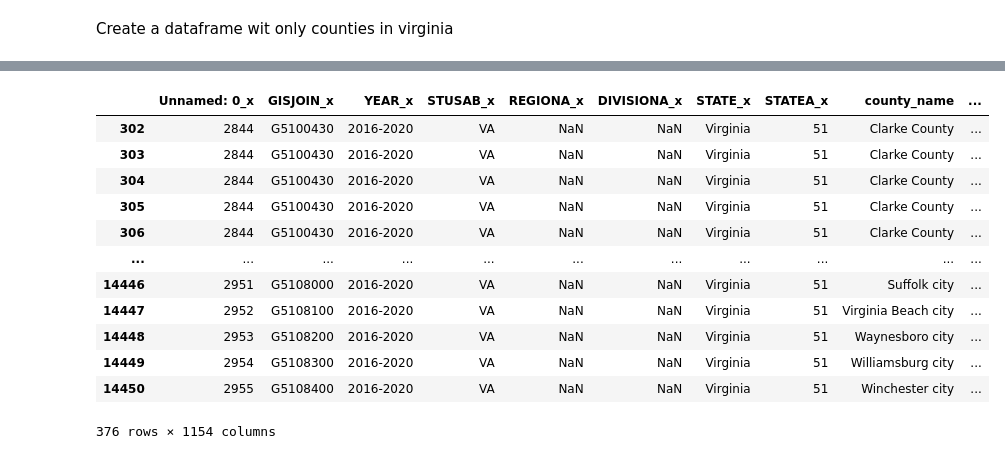
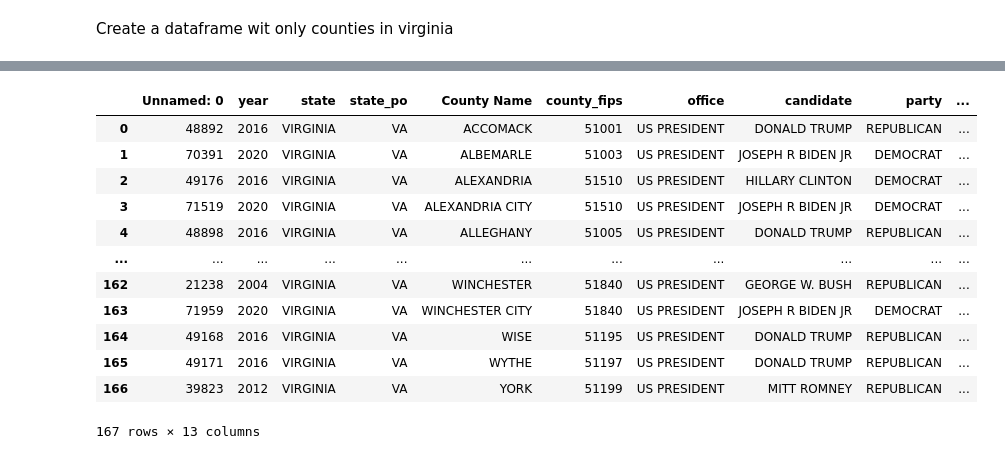
Before and after one commit to isabellamwright/project_voting, a Jupyter notebook: CountyVA.ipynb, the cells around one changed output, grey strips where cells are left out. Cells and saved outputs as stored; diff of their text form; code cells hidden in the pictures.

```diff
--- a/CountyVA.ipynb
+++ b/CountyVA.ipynb
@@ -50,0 +130,2 @@ rslt_df = df3[df3['STATE_x'] == 'Virginia']
+# %%
+votes = df4
@@ -50,0 +150,3 @@ rslt_df = df3[df3['STATE_x'] == 'Virginia']
+# %%
+votes = votes.sort_values('candidatevotes', ascending=False).drop_duplicates(['county_name']).sort_values('county_name')
+votes.reset_index(drop=True, inplace=True)
@@ -51,16 +169,16 @@ rslt_df = df3[df3['STATE_x'] == 'Virginia']
 # %%
-rslt_df.rename(columns={"COUNTY": "county_name"})
+votes.rename(columns={"county_name": "County Name"})
 # %% [output]
-|  | Unnamed: 0_x | GISJOIN_x | YEAR_x | STUSAB_x | REGIONA_x | DIVISIONA_x | STATE_x | STATEA_x | county_name | ... |
-| 302 | 2844 | G5100430 | 2016-2020 | VA | NaN | NaN | Virginia | 51 | Clarke County | ... |
-| 303 | 2844 | G5100430 | 2016-2020 | VA | NaN | NaN | Virginia | 51 | Clarke County | ... |
-| 304 | 2844 | G5100430 | 2016-2020 | VA | NaN | NaN | Virginia | 51 | Clarke County | ... |
-| 305 | 2844 | G5100430 | 2016-2020 | VA | NaN | NaN | Virginia | 51 | Clarke County | ... |
-| 306 | 2844 | G5100430 | 2016-2020 | VA | NaN | NaN | Virginia | 51 | Clarke County | ... |
+|  | Unnamed: 0 | year | state | state_po | County Name | county_fips | office | candidate | party | ... |
+| 0 | 48892 | 2016 | VIRGINIA | VA | ACCOMACK | 51001 | US PRESIDENT | DONALD TRUMP | REPUBLICAN | ... |
+| 1 | 70391 | 2020 | VIRGINIA | VA | ALBEMARLE | 51003 | US PRESIDENT | JOSEPH R BIDEN JR | DEMOCRAT | ... |
+| 2 | 49176 | 2016 | VIRGINIA | VA | ALEXANDRIA | 51510 | US PRESIDENT | HILLARY CLINTON | DEMOCRAT | ... |
+| 3 | 71519 | 2020 | VIRGINIA | VA | ALEXANDRIA CITY | 51510 | US PRESIDENT | JOSEPH R BIDEN JR | DEMOCRAT | ... |
+| 4 | 48898 | 2016 | VIRGINIA | VA | ALLEGHANY | 51005 | US PRESIDENT | DONALD TRUMP | REPUBLICAN | ... |
 | ... | ... | ... | ... | ... | ... | ... | ... | ... | ... | ... |
-| 14446 | 2951 | G5108000 | 2016-2020 | VA | NaN | NaN | Virginia | 51 | Suffolk city | ... |
-| 14447 | 2952 | G5108100 | 2016-2020 | VA | NaN | NaN | Virginia | 51 | Virginia Beach city | ... |
-| 14448 | 2953 | G5108200 | 2016-2020 | VA | NaN | NaN | Virginia | 51 | Waynesboro city | ... |
-| 14449 | 2954 | G5108300 | 2016-2020 | VA | NaN | NaN | Virginia | 51 | Williamsburg city | ... |
-| 14450 | 2955 | G5108400 | 2016-2020 | VA | NaN | NaN | Virginia | 51 | Winchester city | ... |
+| 162 | 21238 | 2004 | VIRGINIA | VA | WINCHESTER | 51840 | US PRESIDENT | GEORGE W. BUSH | REPUBLICAN | ... |
+| 163 | 71959 | 2020 | VIRGINIA | VA | WINCHESTER CITY | 51840 | US PRESIDENT | JOSEPH R BIDEN JR | DEMOCRAT | ... |
+| 164 | 49168 | 2016 | VIRGINIA | VA | WISE | 51195 | US PRESIDENT | DONALD TRUMP | REPUBLICAN | ... |
+| 165 | 49171 | 2016 | VIRGINIA | VA | WYTHE | 51197 | US PRESIDENT | DONALD TRUMP | REPUBLICAN | ... |
+| 166 | 39823 | 2012 | VIRGINIA | VA | YORK | 51199 | US PRESIDENT | MITT ROMNEY | REPUBLICAN | ... |
-376 rows × 1154 columns
+167 rows × 13 columns
```
Also changed, not shown: parts of 36 cells of this notebook.
